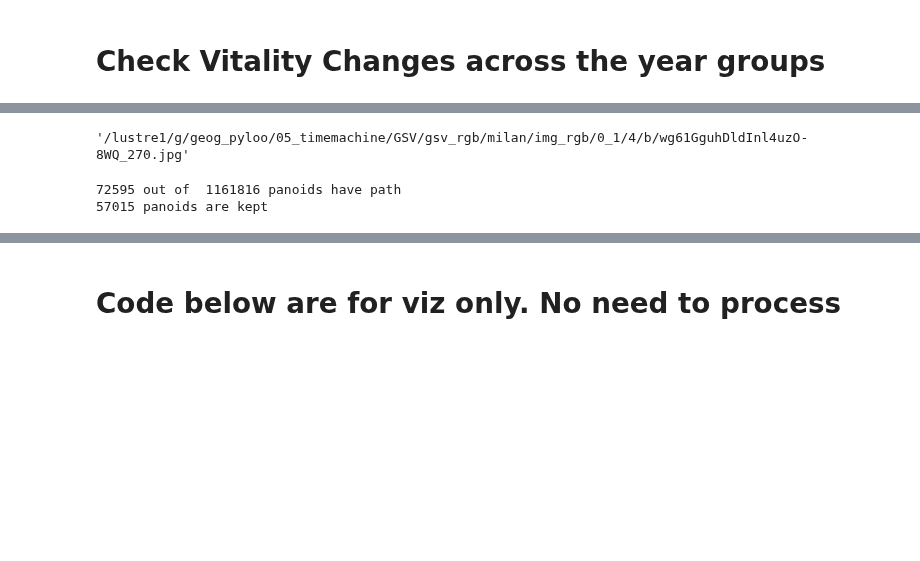
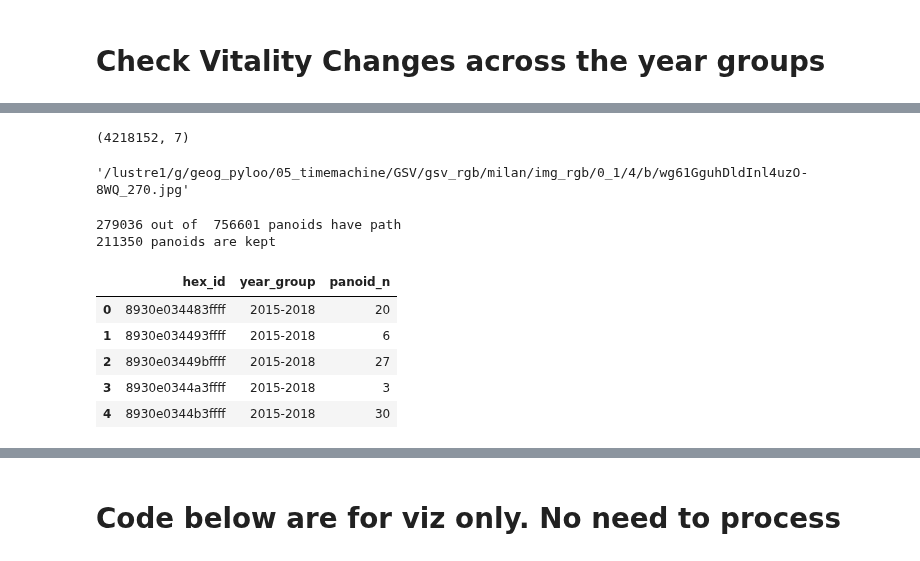
Before and after one commit to brookefzy/uvi-time-machine, a Jupyter notebook: _script/B-timemachine/06_vitality.ipynb, the cells around one changed output, grey strips where cells are left out. Drawn from its saved outputs; the diff is of its cells as text; code cells hidden in the pictures; blank space fills up the shorter version.

```diff
--- a/_script/B-timemachine/06_vitality.ipynb
+++ b/_script/B-timemachine/06_vitality.ipynb
@@ -76,6 +52,10 @@ objfiles = glob.glob(OBJECT_SOURCE_FOLDER.format(CURATED_FOLDER=CURATED_FOLDER,
 # df_pano = pd.read_csv(PANO_PATH.format(ROOTFOLDER=ROOTFOLDER, cityabbr=city_abbr))
 # df_path = pd.read_csv(PATH_PATH.format(ROOTFOLDER=ROOTFOLDER, cityabbr=city_abbr))
 df = pd.concat([pd.read_parquet(f) for f in objfiles])
+# %%
+df.shape
+# %% [output]
+(4218152, 7)
 # %%
 df_path_sel = df_path[df_path['path'].str.contains("wg61GguhDldInl4uzO-8WQ_270.jpg")].reset_index(drop = True)
 df_path_sel['path'].values[0]
@@ -84,7 +64,7 @@ df_path_sel['path'].values[0]
 # %%
 ## 1. Data Preprocessing Steps
 # set up one city to test
-city = "Milan"
+city = "Seoul"
 
 city_abbr = city.lower().replace(" ", "")
 objfiles = glob.glob(OBJECT_SOURCE_FOLDER.format(CURATED_FOLDER=CURATED_FOLDER, city_abbr=city_abbr))
@@ -113,5 +93,15 @@ df_all_keep_hex = df_all_keep_hex[df_all_keep_hex['panoid_n']>=min_num_pano]\
 df_all_keep_hex['geometry'] = df_all_keep_hex['hex_id'].apply(lambda x: shapely.geometry.Polygon(h3.h3_to_geo_boundary(x, geo_json = True)))
 df_all_keep_hex = gpd.GeoDataFrame(df_all_keep_hex, crs="EPSG:4326")
 # %% [output]
-72595 out of  1161816 panoids have path
-57015 panoids are kept
+279036 out of  756601 panoids have path
+211350 panoids are kept
+# %%
+df_all_keep_hex = df_all_keep.groupby(['hex_id','year_group'])['panoid'].nunique().reset_index(name='panoid_n')
+df_all_keep_hex.head()
+# %% [output]
+|  | hex_id | year_group | panoid_n |
+| 0 | 8930e034483ffff | 2015-2018 | 20 |
+| 1 | 8930e034493ffff | 2015-2018 | 6 |
+| 2 | 8930e03449bffff | 2015-2018 | 27 |
+| 3 | 8930e0344a3ffff | 2015-2018 | 3 |
+| 4 | 8930e0344b3ffff | 2015-2018 | 30 |
```
Also changed, not shown: parts of 6 cells of this notebook, 4 other files.
